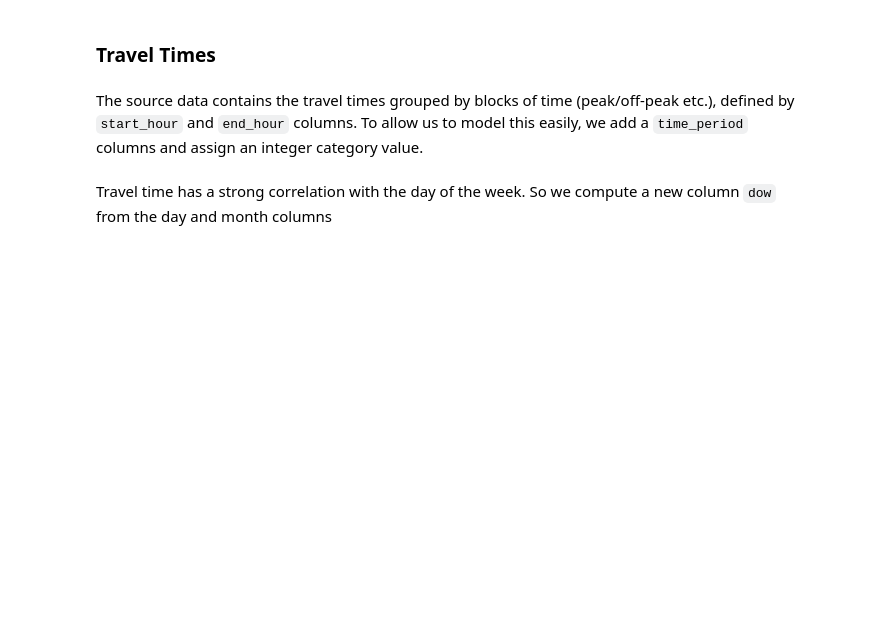
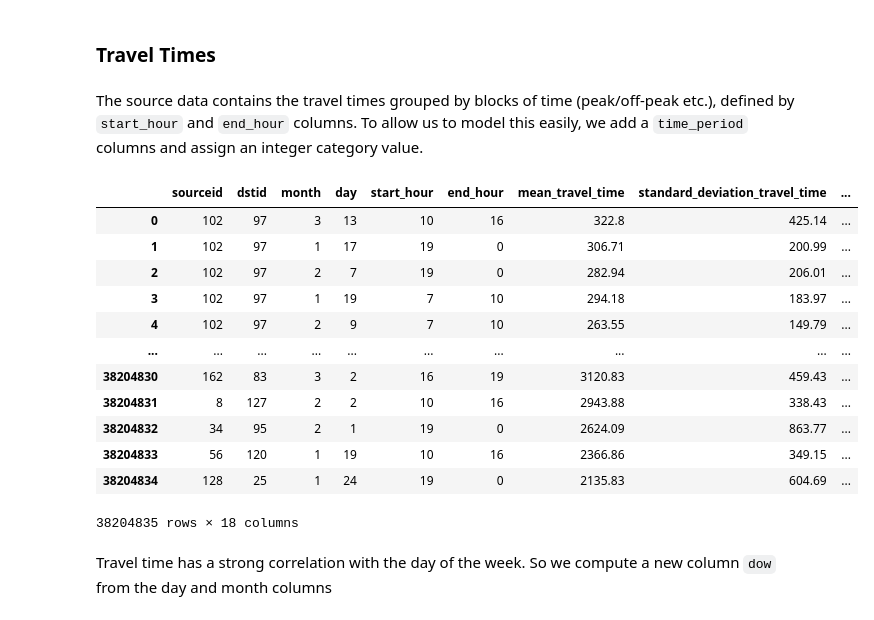
Before and after one commit to spatialthoughts/spatial-data-science, a Jupyter notebook: travel_time_prediction/uber_osm_model.ipynb, the cells around one changed output. Cells and saved outputs as stored; diff of their text form; code cells hidden in the pictures; blank space fills up the shorter version.

```diff
--- a/travel_time_prediction/uber_osm_model.ipynb
+++ b/travel_time_prediction/uber_osm_model.ipynb
@@ -107,8 +112,33 @@ wards['geometry'].plot(color='grey',ax=ax)
 ## Data Pre-Processing
 # %% [markdown]
 ### Travel Times
+# %%
+np.random.seed(0)
+travel_times = pd.concat([travel_times]*5, ignore_index=True)
+# %%
+
+travel_times['random'] = np.random.uniform(0, 1, len(travel_times))
+# %%
+
+travel_times['travel_time'] = np.exp(travel_times['random']*np.log(travel_times['geometric_standard_deviation_travel_time']) + np.log(travel_times['geometric_mean_travel_time']))
 # %% [markdown]
 The source data contains the travel times grouped by blocks of time (peak/off-peak etc.), defined by `start_hour` and `end_hour` columns. To allow us to model this easily, we add a `time_period` columns and assign an integer category value.
+# %%
+travel_times
+# %% [output]
+|  | sourceid | dstid | month | day | start_hour | end_hour | mean_travel_time | standard_deviation_travel_time | ... |
+| 0 | 102 | 97 | 3 | 13 | 10 | 16 | 322.8 | 425.14 | ... |
+| 1 | 102 | 97 | 1 | 17 | 19 | 0 | 306.71 | 200.99 | ... |
+| 2 | 102 | 97 | 2 | 7 | 19 | 0 | 282.94 | 206.01 | ... |
+| 3 | 102 | 97 | 1 | 19 | 7 | 10 | 294.18 | 183.97 | ... |
+| 4 | 102 | 97 | 2 | 9 | 7 | 10 | 263.55 | 149.79 | ... |
+| ... | ... | ... | ... | ... | ... | ... | ... | ... | ... |
+| 38204830 | 162 | 83 | 3 | 2 | 16 | 19 | 3120.83 | 459.43 | ... |
+| 38204831 | 8 | 127 | 2 | 2 | 10 | 16 | 2943.88 | 338.43 | ... |
+| 38204832 | 34 | 95 | 2 | 1 | 19 | 0 | 2624.09 | 863.77 | ... |
+| 38204833 | 56 | 120 | 1 | 19 | 10 | 16 | 2366.86 | 349.15 | ... |
+| 38204834 | 128 | 25 | 1 | 24 | 19 | 0 | 2135.83 | 604.69 | ... |
+38204835 rows × 18 columns
 # %%
 categories_to_hour = {
     1: [0, 6],
```
Also changed, not shown: parts of 7 cells of this notebook, 8 other files.
